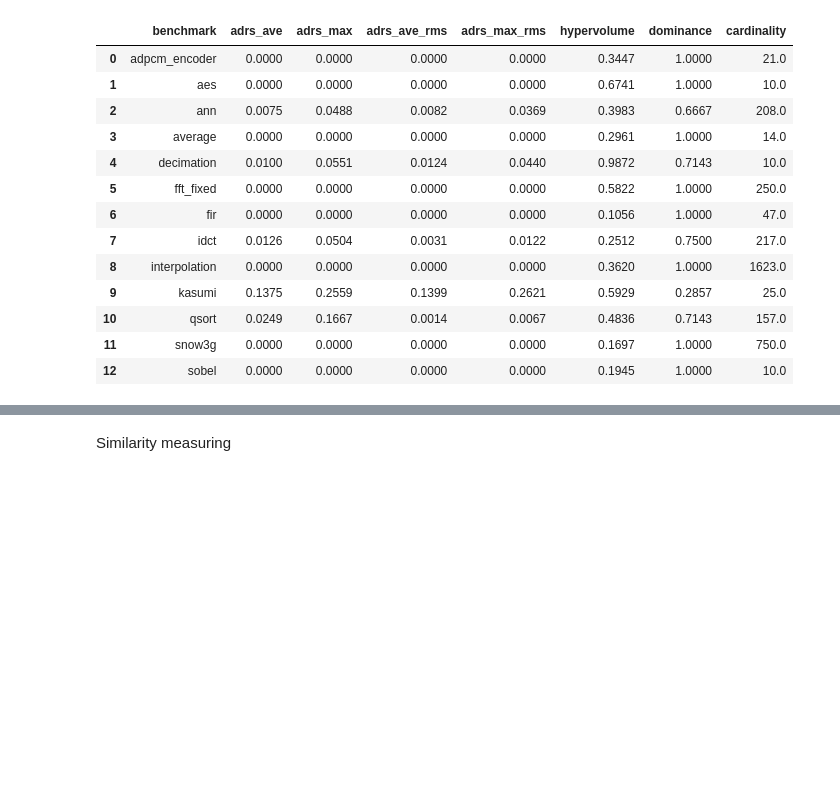
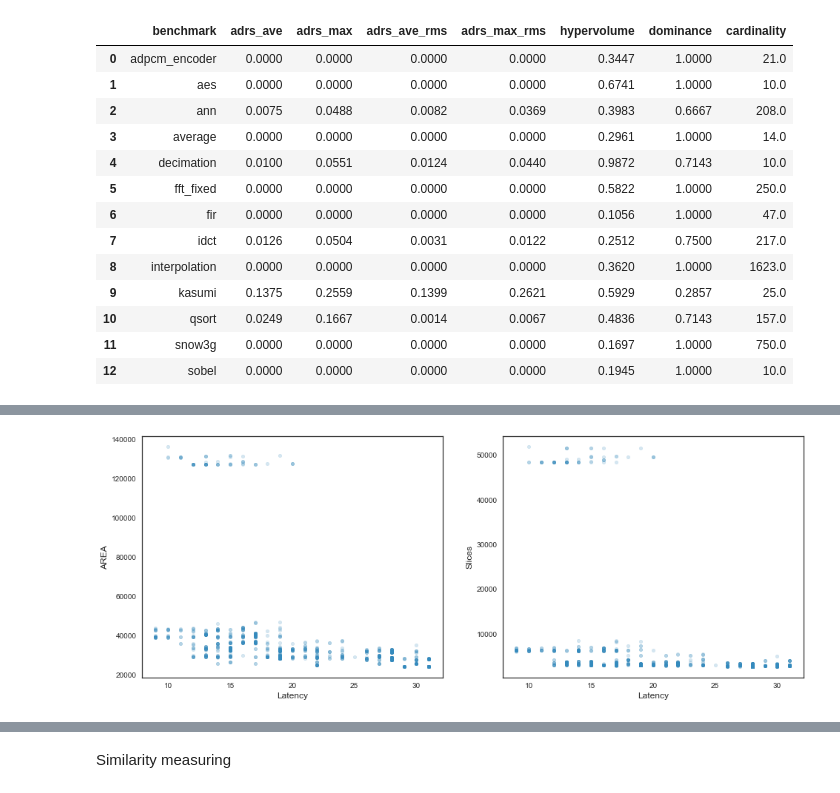
Before and after one commit to freelsn/dse-scripts, a Jupyter notebook: IN-PROGRESS/trade-off-prediction/exhaustive training analysis.ipynb, the cells around one changed output, grey strips where cells are left out. Cells and saved outputs as stored; diff of their text form; code cells hidden in the pictures; blank space fills up the shorter version.

```diff
--- a/IN-PROGRESS/trade-off-prediction/exhaustive training analysis.ipynb
+++ b/IN-PROGRESS/trade-off-prediction/exhaustive training analysis.ipynb
@@ -287,0 +434,4 @@ dm_v4_01
+# %%
+observe_area_slices_latency(gd.data_v4['fft_fixed'])
+# %% [output]
+[figure, added]
```
Also changed, not shown: parts of 65 cells of this notebook, 13 other files.
